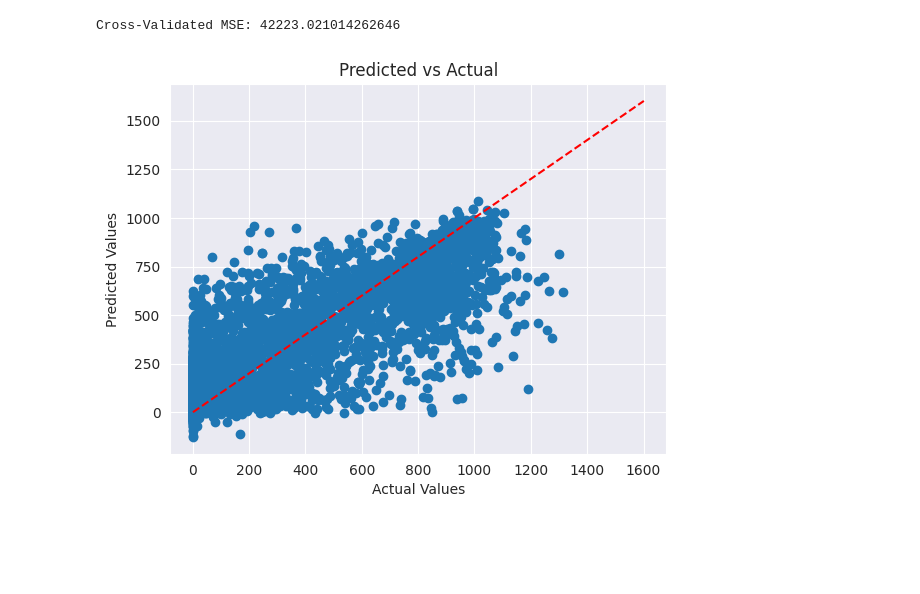
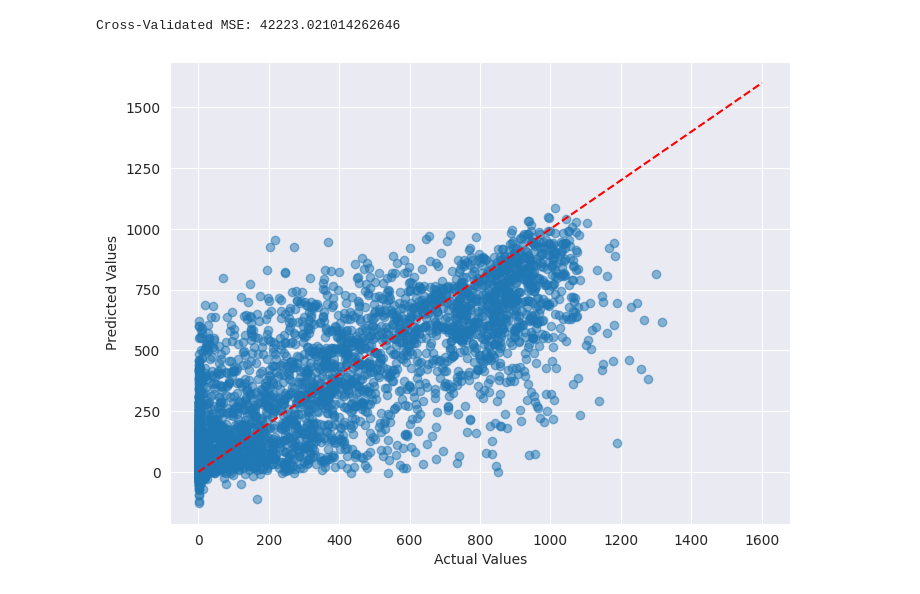
Before and after one commit to i-soumya18/Solar_Radiation_Prediction_Using_MachineLearning, a Jupyter notebook: model-trainning-Evaluation.ipynb, the cells around one changed output. Saved outputs shown, nothing was run; the diff lists cells and outputs as text; code cells hidden in the pictures; blank space fills up the shorter version.

```diff
--- a/model-trainning-Evaluation.ipynb
+++ b/model-trainning-Evaluation.ipynb
@@ -187,11 +187,11 @@ print(f'Cross-Validated MSE: {-scores.mean()}')
 # %% [output]
 Cross-Validated MSE: 42223.021014262646
 # %%
-plt.scatter(y_test, xgb_predictions)
+plt.figure(figsize=(8, 6))
+plt.scatter(y_test, xgb_predictions, alpha=0.5)
 plt.plot([y.min(), y.max()], [y.min(), y.max()], '--', color='red')  # 45-degree line
 plt.xlabel('Actual Values')
 plt.ylabel('Predicted Values')
-plt.title('Predicted vs Actual')
 plt.show()
 # %% [output]
-[figure, old version]
+[figure, new version]
```
Also changed, not shown: parts of 1 cell of this notebook, 2 other files.
